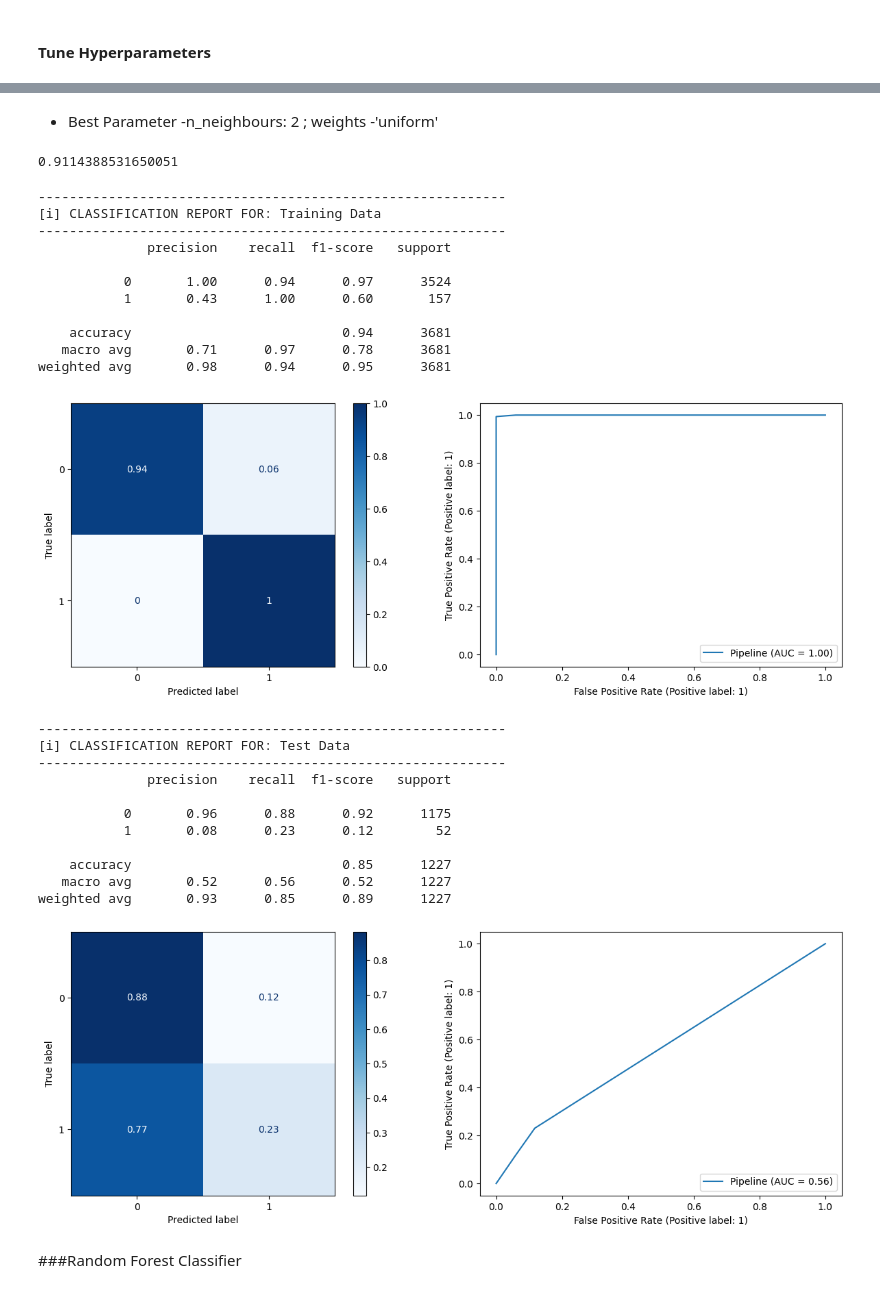
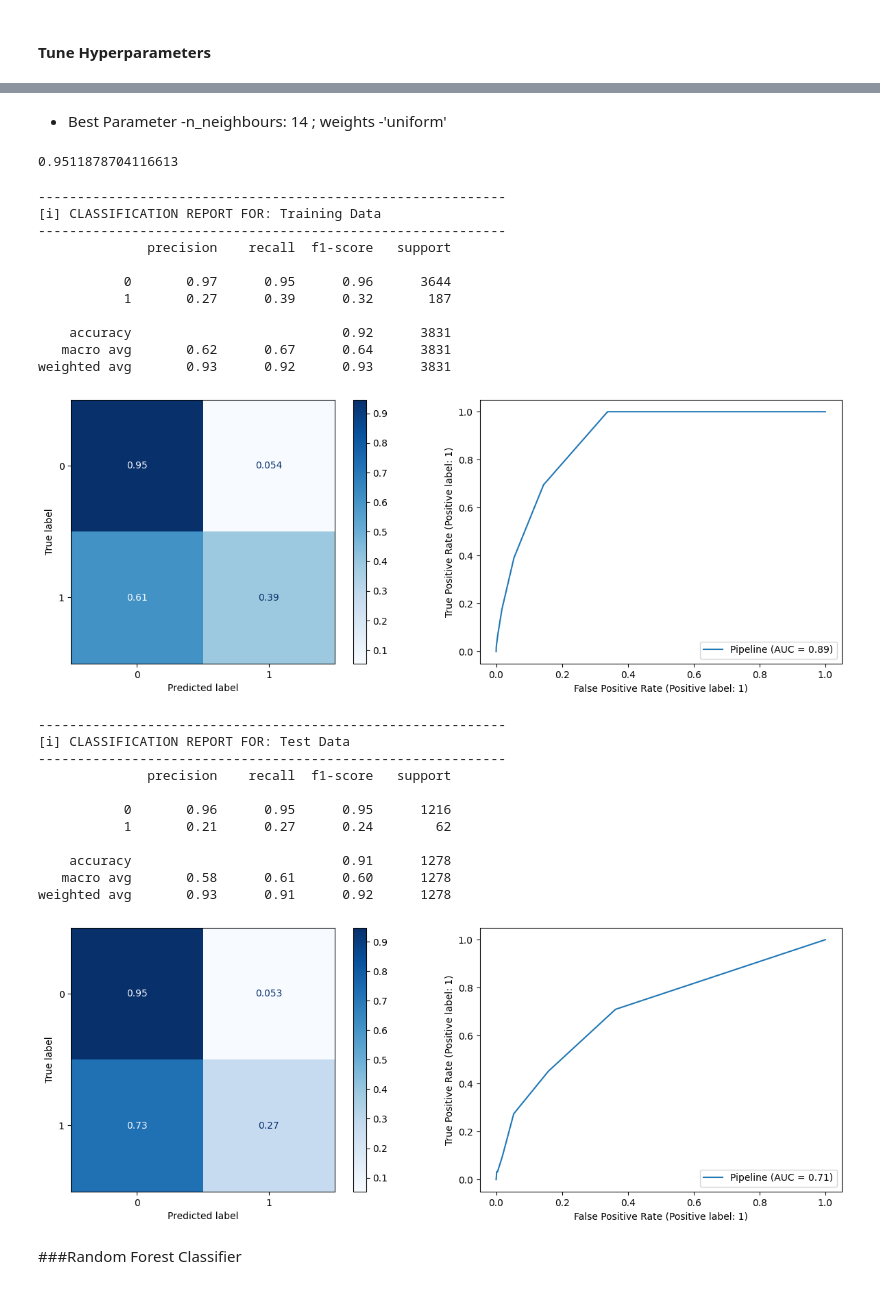
Before and after one commit to patelmedha/Stroke-Prediction, a Jupyter notebook: Stroke_Prediction.ipynb, the cells around one changed output, grey strips where cells are left out. Cells and saved outputs as stored; diff of their text form; code cells hidden in the pictures.

```diff
--- a/Stroke_Prediction.ipynb
+++ b/Stroke_Prediction.ipynb
@@ -1182,0 +1242,4 @@ weighted avg       0.95      0.60      0.71      1227
+# %%
+#Tune hyperparameters using GridSearchCV
+dt_gs = GridSearchCV(dt_pipe, params)
+dt_gs.fit(X_train, y_train)
@@ -1272,9 +1392,0 @@ weighted avg       0.92      0.93      0.92      1227
-# %%
-from imblearn.over_sampling import SMOTE
-smote = SMOTE()
-knn_smote = KNeighborsClassifier()
-knn_smote_pipe = make_sampler_pipeline(col_transformer, scaler, smote, knn_smote)
-
-#Fit and evaluate the model pipeline
-knn_smote_pipe.fit(X_train, y_train)
-knn_smote_test_preds = knn_smote_pipe.predict(X_test)
@@ -1366,8 +1419,8 @@ params = {'kneighborsclassifier__n_neighbors': range(1,15),
          'kneighborsclassifier__weights': ['distance', 'uniform']}
 # %%
 #True hyperparameters with GridSearchCV
-knn_smote_gs = GridSearchCV(knn_smote_pipe, params)
-knn_smote_gs.fit(X_train, y_train)
+knn_gs = GridSearchCV(knn_pipe, params)
+knn_gs.fit(X_train, y_train)
 # %% [output]
 GridSearchCV(estimator=Pipeline(steps=[('columntransformer',
                                         ColumnTransformer(transformers=[('numeric',
@@ -1396,7 +1447,7 @@ knn_smote_gs.best_params_
  'kneighborsclassifier__weights': 'uniform'}
 # %% [markdown]
-- Best Parameter -n_neighbours: 2 ; weights -'uniform'
+- Best Parameter -n_neighbours: 14 ; weights -'uniform'
 # %%
-knn_smote_gs.best_score_
+knn_gs.best_score_
 # %% [output]
-0.9114388531650051
+0.9511878704116613
@@ -1405,3 +1454,5 @@ best_knn_smote = knn_smote_gs.best_estimator_
+# %%
+best_knn = knn_gs.best_estimator_
 # %%
 #Check the best parameter
 #Instantiate and fit GridSearchCV
@@ -1410,35 +1461,35 @@ test_preds = best_knn_smote.predict(X_test)
 # %%
 #Use the function twice to evaluate our model on training and test data
-classification_metrics(best_knn_smote, X_train, y_train, thresh=.2,
+classification_metrics(best_knn, X_train, y_train, thresh=.2,
                        cmap='Blues', label='Training Data')
 
-classification_metrics(best_knn_smote, X_test, y_test, thresh=.2,
+classification_metrics(best_knn, X_test, y_test, thresh=.2,
                        cmap='Blues', label='Test Data')
 # %% [output]
 ------------------------------------------------------------
 [i] CLASSIFICATION REPORT FOR: Training Data
 ------------------------------------------------------------
               precision    recall  f1-score   support
 
-           0       1.00      0.94      0.97      3524
-           1       0.43      1.00      0.60       157
+           0       0.97      0.95      0.96      3644
+           1       0.27      0.39      0.32       187
 
-    accuracy                           0.94      3681
-   macro avg       0.71      0.97      0.78      3681
-weighted avg       0.98      0.94      0.95      3681
+    accuracy                           0.92      3831
+   macro avg       0.62      0.67      0.64      3831
+weighted avg       0.93      0.92      0.93      3831
-[figure, old version]
+[figure, new version]
 ------------------------------------------------------------
 [i] CLASSIFICATION REPORT FOR: Test Data
 ------------------------------------------------------------
               precision    recall  f1-score   support
 
-           0       0.96      0.88      0.92      1175
-           1       0.08      0.23      0.12        52
+           0       0.96      0.95      0.95      1216
+           1       0.21      0.27      0.24        62
 
-    accuracy                           0.85      1227
-   macro avg       0.52      0.56      0.52      1227
-weighted avg       0.93      0.85      0.89      1227
+    accuracy                           0.91      1278
+   macro avg       0.58      0.61      0.60      1278
+weighted avg       0.93      0.91      0.92      1278
-[figure, old version]
+[figure, new version]
 # %% [markdown]
 ###Random Forest Classifier
 # %%
```
Also changed, not shown: parts of 135 cells of this notebook.
